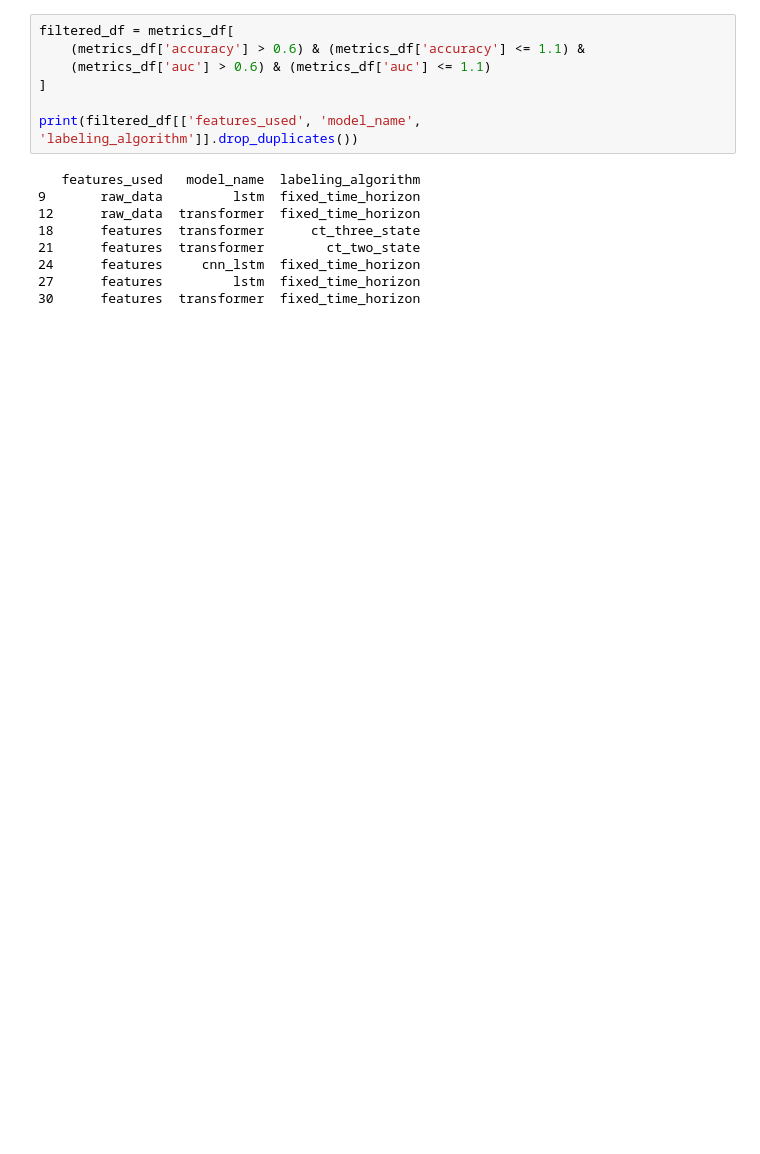
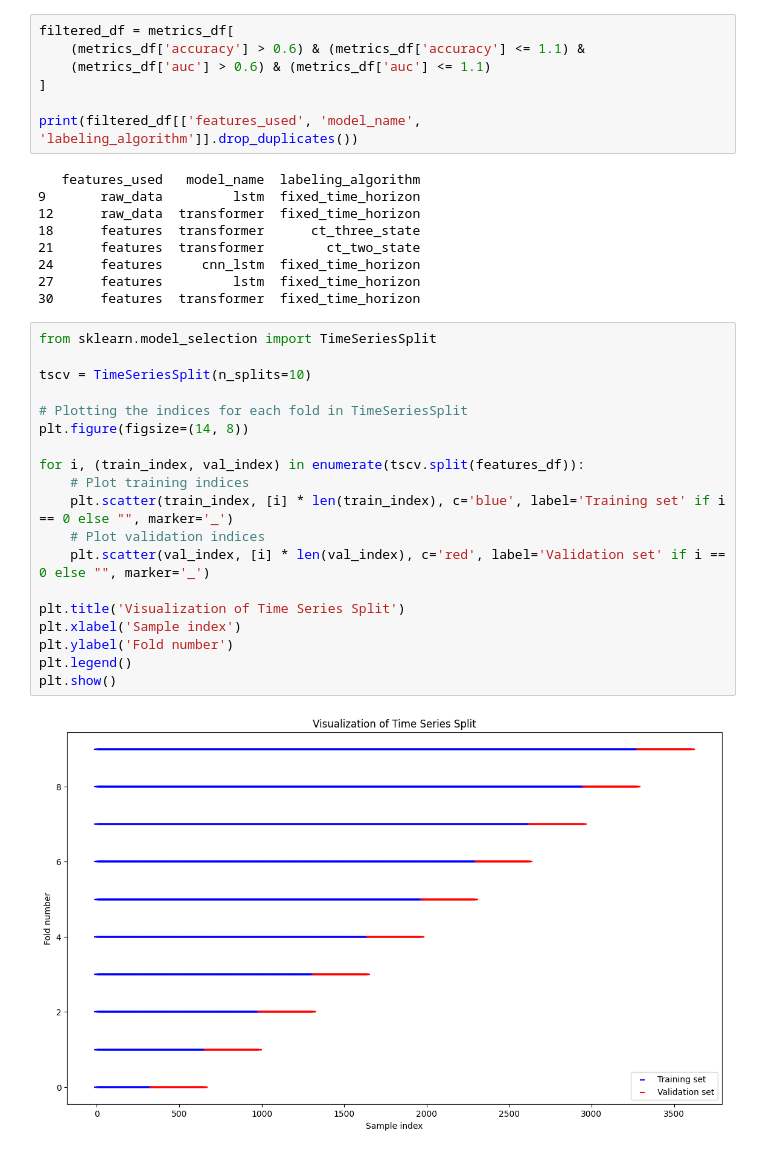
Before and after one commit to MDzaja/MasterThesis, a Jupyter notebook: models/test.ipynb, the cells around one changed output. Drawn from its saved outputs; the diff is of its cells as text; blank space fills up the shorter version.

```diff
--- a/models/test.ipynb
+++ b/models/test.ipynb
@@ -186,3 +184,24 @@ print(filtered_df[['features_used', 'model_name', 'labeling_algorithm']].drop_du
 24      features     cnn_lstm  fixed_time_horizon
 27      features         lstm  fixed_time_horizon
 30      features  transformer  fixed_time_horizon
+# %%
+from sklearn.model_selection import TimeSeriesSplit
+
+tscv = TimeSeriesSplit(n_splits=10)
+
+# Plotting the indices for each fold in TimeSeriesSplit
+plt.figure(figsize=(14, 8))
+
+for i, (train_index, val_index) in enumerate(tscv.split(features_df)):
+    # Plot training indices
+    plt.scatter(train_index, [i] * len(train_index), c='blue', label='Training set' if i == 0 else "", marker='_')
+    # Plot validation indices
+    plt.scatter(val_index, [i] * len(val_index), c='red', label='Validation set' if i == 0 else "", marker='_')
+
+plt.title('Visualization of Time Series Split')
+plt.xlabel('Sample index')
+plt.ylabel('Fold number')
+plt.legend()
+plt.show()
+# %% [output]
+[figure, added]
```
Also changed, not shown: parts of 5 cells of this notebook, 13 other files.
